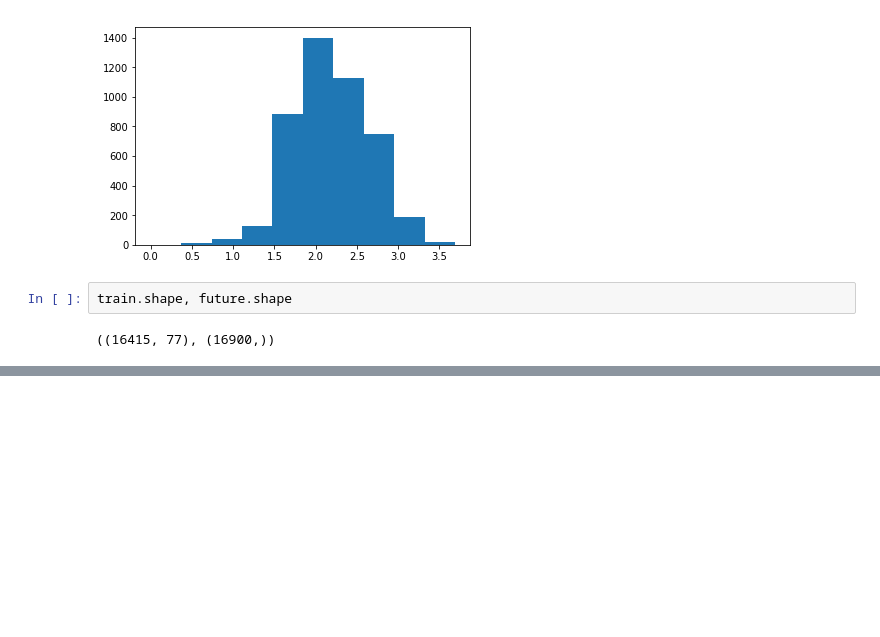
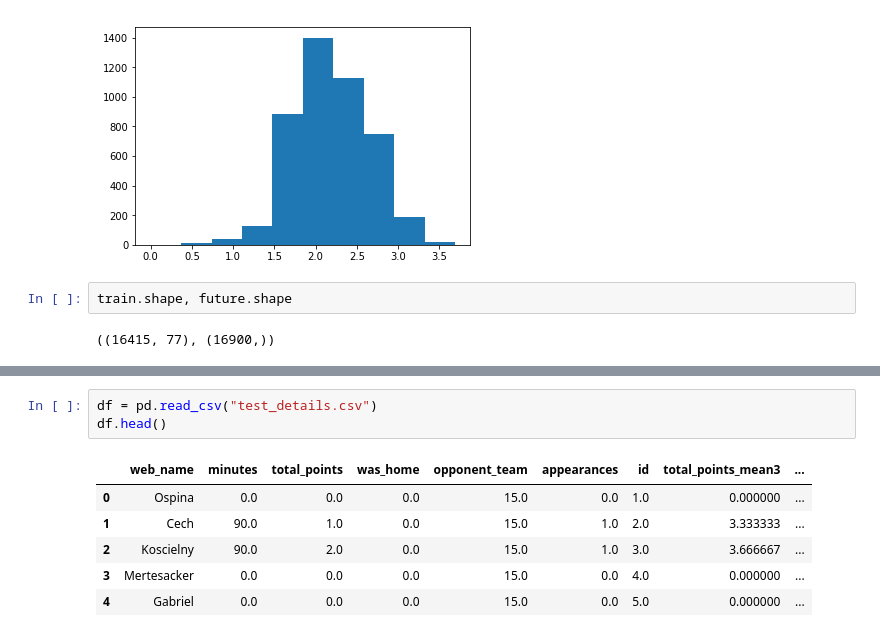
Before and after one commit to joconnor-ml/fantasy-football-app, a Jupyter notebook: airflow/dags/Untitled.ipynb, the cells around one changed output, grey strips where cells are left out. Drawn from its saved outputs; the diff is of its cells as text; blank space fills up the shorter version.

```diff
--- a/airflow/dags/Untitled.ipynb
+++ b/airflow/dags/Untitled.ipynb
@@ -42,0 +92,10 @@ train.shape, future.shape
+# %%
+df = pd.read_csv("test_details.csv")
+df.head()
+# %% [output]
+|  | web_name | minutes | total_points | was_home | opponent_team | appearances | id | total_points_mean3 | ... |
+| 0 | Ospina | 0.0 | 0.0 | 0.0 | 15.0 | 0.0 | 1.0 | 0.000000 | ... |
+| 1 | Cech | 90.0 | 1.0 | 0.0 | 15.0 | 1.0 | 2.0 | 3.333333 | ... |
+| 2 | Koscielny | 90.0 | 2.0 | 0.0 | 15.0 | 1.0 | 3.0 | 3.666667 | ... |
+| 3 | Mertesacker | 0.0 | 0.0 | 0.0 | 15.0 | 0.0 | 4.0 | 0.000000 | ... |
+| 4 | Gabriel | 0.0 | 0.0 | 0.0 | 15.0 | 0.0 | 5.0 | 0.000000 | ... |
```
Also changed, not shown: parts of 3 cells of this notebook, 7 other files.
